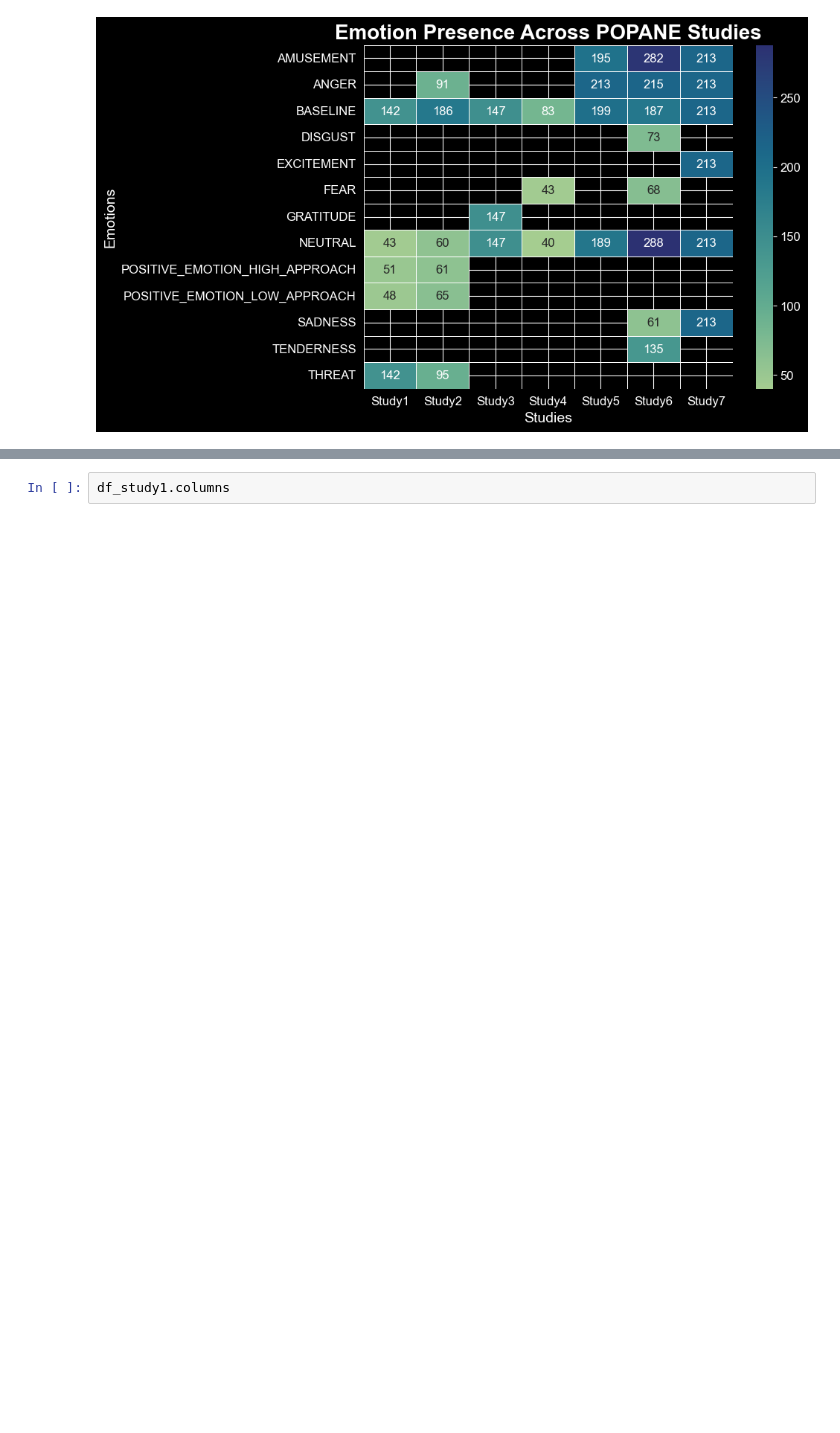
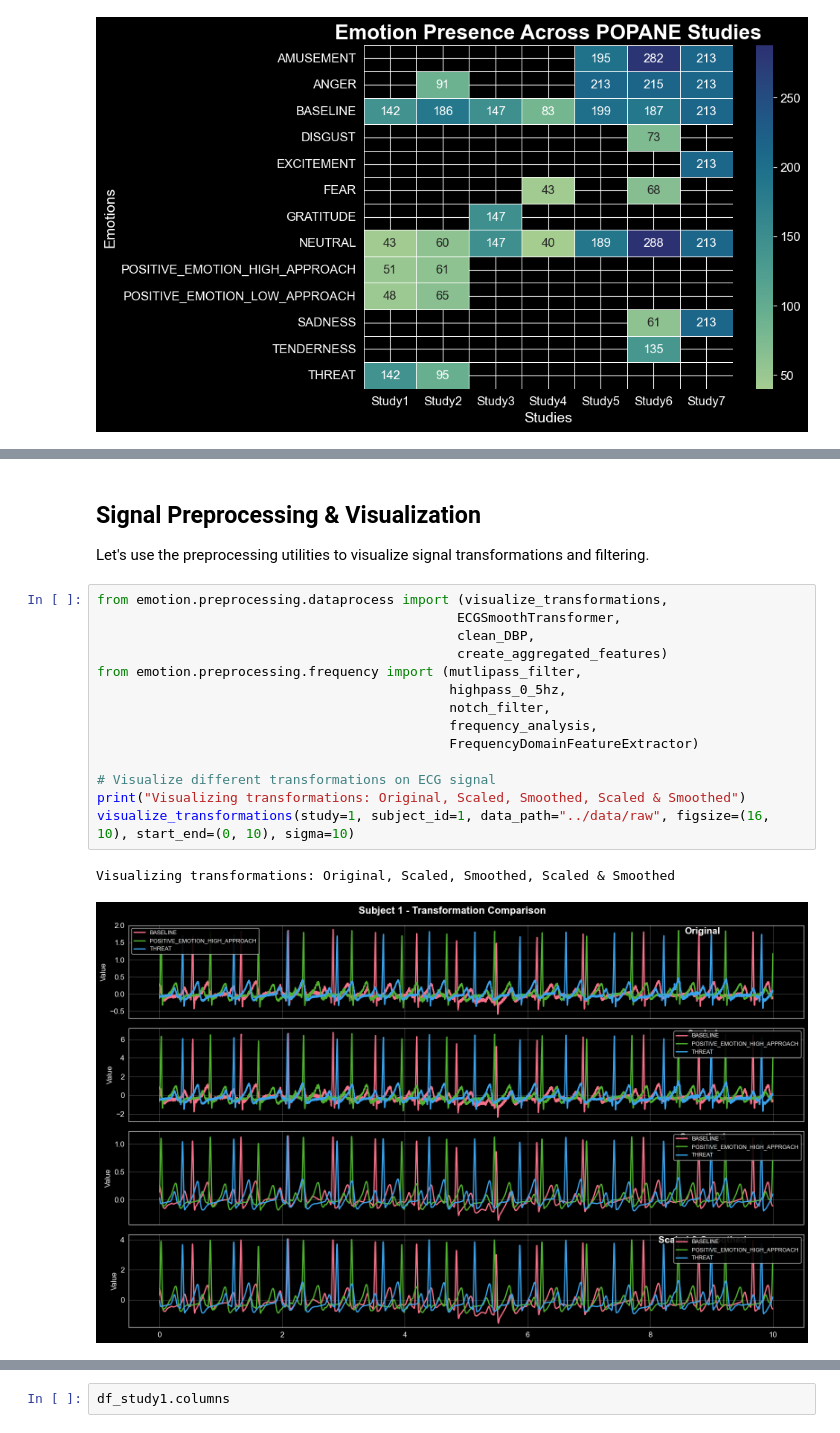
Before and after one commit to magana272/POPANEpy, a Jupyter notebook: notebooks/analysis.ipynb, the cells around one changed output, grey strips where cells are left out. Cells and saved outputs as stored; diff of their text form; blank space fills up the shorter version.

```diff
--- a/notebooks/analysis.ipynb
+++ b/notebooks/analysis.ipynb
@@ -111,0 +126,21 @@ df_study1 = conn.execute(query).fetchdf()
+# %% [markdown]
+## Signal Preprocessing & Visualization
+
+Let's use the preprocessing utilities to visualize signal transformations and filtering.
+# %%
+from emotion.preprocessing.dataprocess import (visualize_transformations,
+                                              ECGSmoothTransformer,
+                                              clean_DBP,
+                                              create_aggregated_features)
+from emotion.preprocessing.frequency import (mutlipass_filter,
+                                             highpass_0_5hz,
+                                             notch_filter,
+                                             frequency_analysis,
+                                             FrequencyDomainFeatureExtractor)
+
+# Visualize different transformations on ECG signal
+print("Visualizing transformations: Original, Scaled, Smoothed, Scaled & Smoothed")
+visualize_transformations(study=1, subject_id=1, data_path="../data/raw", figsize=(16, 10), start_end=(0, 10), sigma=10)
+# %% [output]
+Visualizing transformations: Original, Scaled, Smoothed, Scaled & Smoothed
+[figure, added]
```
Also changed, not shown: parts of 34 cells of this notebook, 7 other files.
